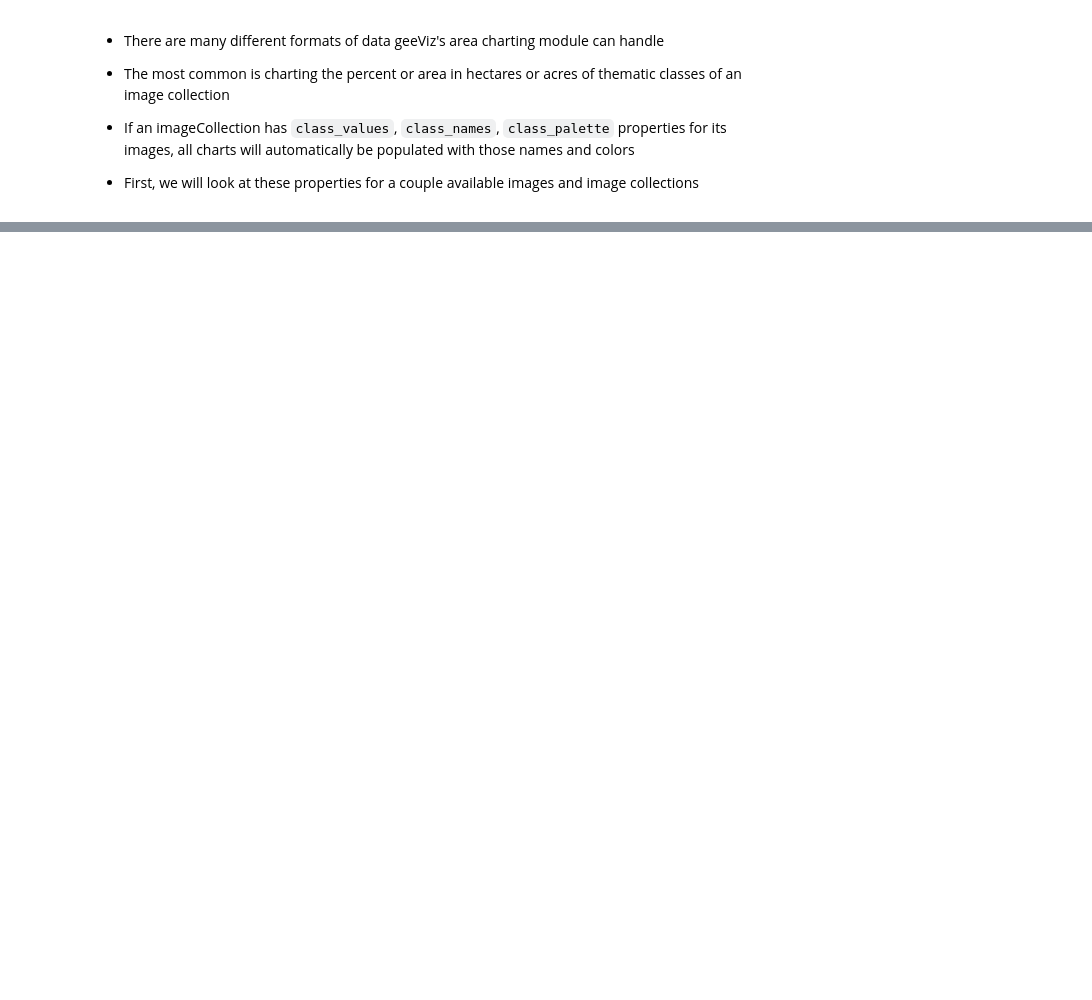
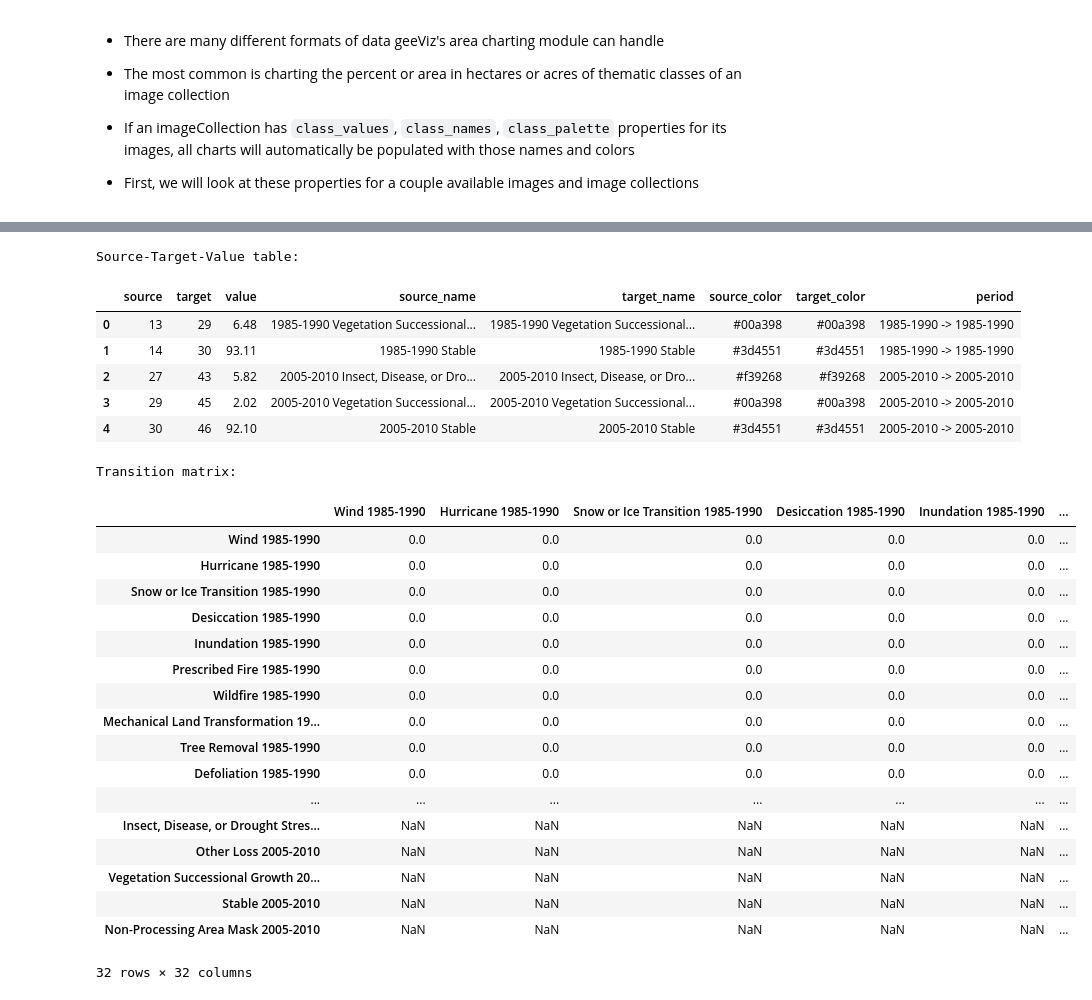
Before and after one commit to gee-community/geeViz, a Jupyter notebook: examples/areaChart_examples.ipynb, the cells around one changed output, grey strips where cells are left out. Cells and saved outputs as stored; diff of their text form; code cells hidden in the pictures; blank space fills up the shorter version.

```diff
--- a/examples/areaChart_examples.ipynb
+++ b/examples/areaChart_examples.ipynb
@@ -388,0 +309,42 @@ Map.view()
+# %%
+# Inline: Sankey diagram of LCMS Change transitions
+sankey_df, sankey_fig, matrix_df = cl.summarize_and_chart(
+    lcms.select(['Change']),
+    study_area,
+    sankey=True,
+    transition_periods=[[1985, 1990], [2005, 2010], [2018, 2023]],
+    title='LCMS Change Transitions',
+    min_percentage=0.5,
+)
+sankey_fig.show()
+print('Source-Target-Value table:')
+display(sankey_df)
+print('Transition matrix:')
+display(matrix_df)
+# %% [output]
+Source-Target-Value table:
+|  | source | target | value | source_name | target_name | source_color | target_color | period |
+| 0 | 13 | 29 | 6.48 | 1985-1990 Vegetation Successional... | 1985-1990 Vegetation Successional... | #00a398 | #00a398 | 1985-1990 -> 1985-1990 |
+| 1 | 14 | 30 | 93.11 | 1985-1990 Stable | 1985-1990 Stable | #3d4551 | #3d4551 | 1985-1990 -> 1985-1990 |
+| 2 | 27 | 43 | 5.82 | 2005-2010 Insect, Disease, or Dro... | 2005-2010 Insect, Disease, or Dro... | #f39268 | #f39268 | 2005-2010 -> 2005-2010 |
+| 3 | 29 | 45 | 2.02 | 2005-2010 Vegetation Successional... | 2005-2010 Vegetation Successional... | #00a398 | #00a398 | 2005-2010 -> 2005-2010 |
+| 4 | 30 | 46 | 92.10 | 2005-2010 Stable | 2005-2010 Stable | #3d4551 | #3d4551 | 2005-2010 -> 2005-2010 |
+Transition matrix:
+|  | Wind 1985-1990 | Hurricane 1985-1990 | Snow or Ice Transition 1985-1990 | Desiccation 1985-1990 | Inundation 1985-1990 | ... |
+| Wind 1985-1990 | 0.0 | 0.0 | 0.0 | 0.0 | 0.0 | ... |
+| Hurricane 1985-1990 | 0.0 | 0.0 | 0.0 | 0.0 | 0.0 | ... |
+| Snow or Ice Transition 1985-1990 | 0.0 | 0.0 | 0.0 | 0.0 | 0.0 | ... |
+| Desiccation 1985-1990 | 0.0 | 0.0 | 0.0 | 0.0 | 0.0 | ... |
+| Inundation 1985-1990 | 0.0 | 0.0 | 0.0 | 0.0 | 0.0 | ... |
+| Prescribed Fire 1985-1990 | 0.0 | 0.0 | 0.0 | 0.0 | 0.0 | ... |
+| Wildfire 1985-1990 | 0.0 | 0.0 | 0.0 | 0.0 | 0.0 | ... |
+| Mechanical Land Transformation 19... | 0.0 | 0.0 | 0.0 | 0.0 | 0.0 | ... |
+| Tree Removal 1985-1990 | 0.0 | 0.0 | 0.0 | 0.0 | 0.0 | ... |
+| Defoliation 1985-1990 | 0.0 | 0.0 | 0.0 | 0.0 | 0.0 | ... |
+| ... | ... | ... | ... | ... | ... | ... |
+| Insect, Disease, or Drought Stres... | NaN | NaN | NaN | NaN | NaN | ... |
+| Other Loss 2005-2010 | NaN | NaN | NaN | NaN | NaN | ... |
+| Vegetation Successional Growth 20... | NaN | NaN | NaN | NaN | NaN | ... |
+| Stable 2005-2010 | NaN | NaN | NaN | NaN | NaN | ... |
+| Non-Processing Area Mask 2005-2010 | NaN | NaN | NaN | NaN | NaN | ... |
+32 rows × 32 columns
```
Also changed, not shown: parts of 93 cells of this notebook, 13 other files.
